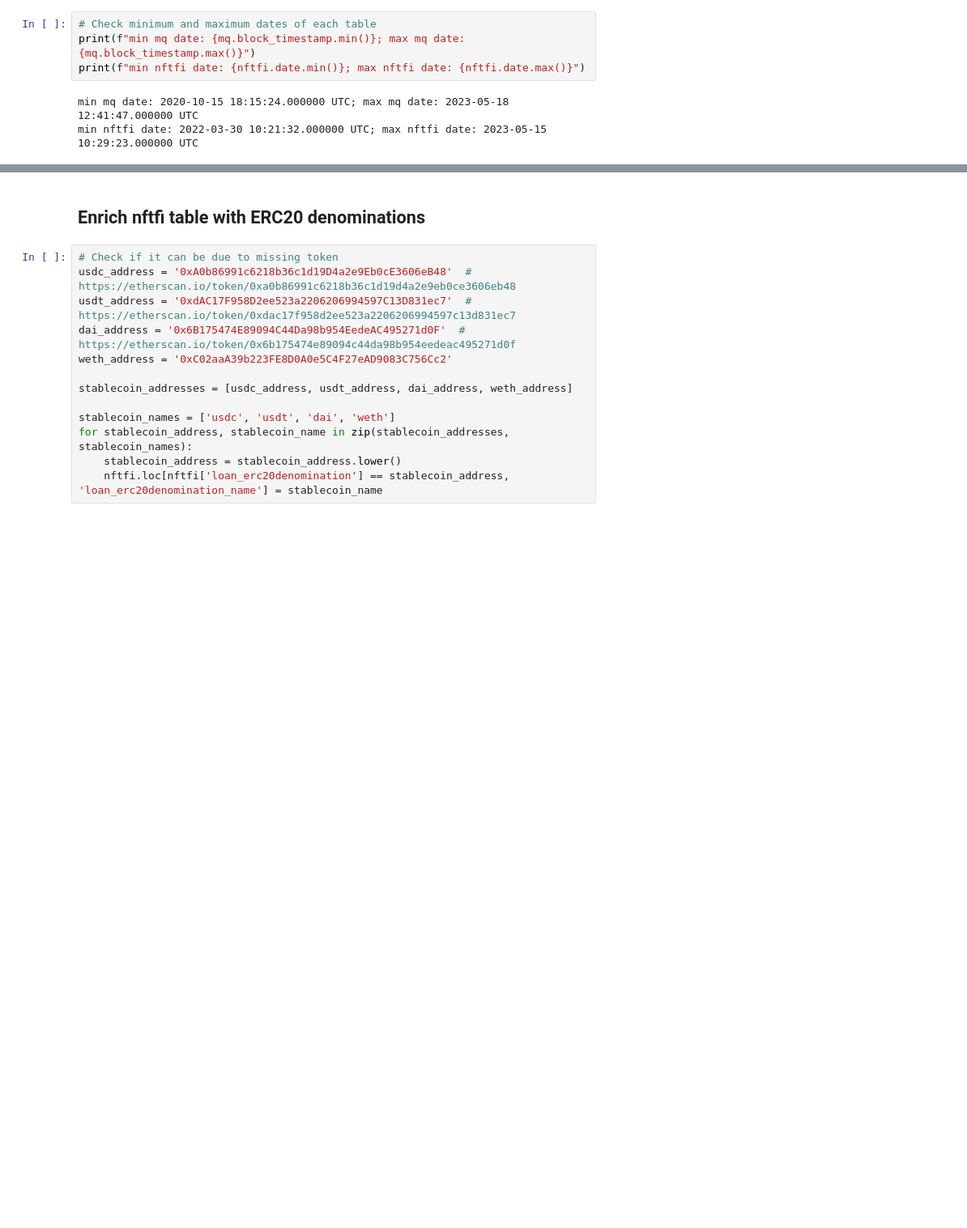
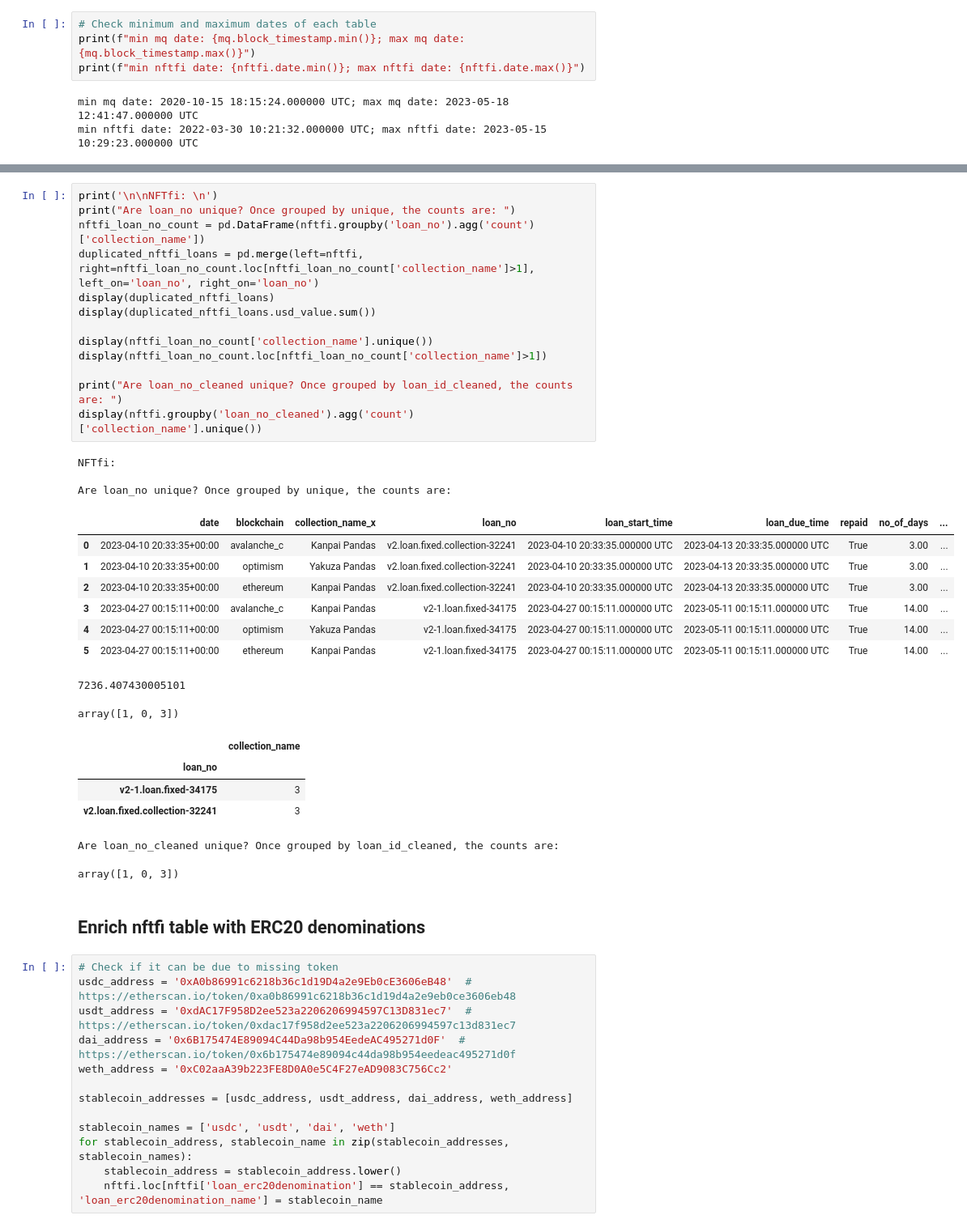
Before and after one commit to datagemsai/ChartGPT-API, a Jupyter notebook: analysis/nftfi_mq.ipynb, the cells around one changed output, grey strips where cells are left out. Shown at 81% size. Cells and saved outputs as stored; diff of their text form; blank space fills up the shorter version.

```diff
--- a/analysis/nftfi_mq.ipynb
+++ b/analysis/nftfi_mq.ipynb
@@ -84,3 +159,35 @@ min nftfi date: 2022-03-30 10:21:32.000000 UTC; max nftfi date: 2023-05-15 10:29
+# %%
+print('\n\nNFTfi: \n')
+print("Are loan_no unique? Once grouped by unique, the counts are: ")
+nftfi_loan_no_count = pd.DataFrame(nftfi.groupby('loan_no').agg('count')['collection_name'])
+duplicated_nftfi_loans = pd.merge(left=nftfi, right=nftfi_loan_no_count.loc[nftfi_loan_no_count['collection_name']>1], left_on='loan_no', right_on='loan_no')
+display(duplicated_nftfi_loans)
+display(duplicated_nftfi_loans.usd_value.sum())
+
+display(nftfi_loan_no_count['collection_name'].unique())
+display(nftfi_loan_no_count.loc[nftfi_loan_no_count['collection_name']>1])
+
+print("Are loan_no_cleaned unique? Once grouped by loan_id_cleaned, the counts are: ")
+display(nftfi.groupby('loan_no_cleaned').agg('count')['collection_name'].unique())
+# %% [output]
+NFTfi:
+
+Are loan_no unique? Once grouped by unique, the counts are:
+|  | date | blockchain | collection_name_x | loan_no | loan_start_time | loan_due_time | repaid | no_of_days | ... |
+| 0 | 2023-04-10 20:33:35+00:00 | avalanche_c | Kanpai Pandas | v2.loan.fixed.collection-32241 | 2023-04-10 20:33:35.000000 UTC | 2023-04-13 20:33:35.000000 UTC | True | 3.00 | ... |
+| 1 | 2023-04-10 20:33:35+00:00 | optimism | Yakuza Pandas | v2.loan.fixed.collection-32241 | 2023-04-10 20:33:35.000000 UTC | 2023-04-13 20:33:35.000000 UTC | True | 3.00 | ... |
+| 2 | 2023-04-10 20:33:35+00:00 | ethereum | Kanpai Pandas | v2.loan.fixed.collection-32241 | 2023-04-10 20:33:35.000000 UTC | 2023-04-13 20:33:35.000000 UTC | True | 3.00 | ... |
+| 3 | 2023-04-27 00:15:11+00:00 | avalanche_c | Kanpai Pandas | v2-1.loan.fixed-34175 | 2023-04-27 00:15:11.000000 UTC | 2023-05-11 00:15:11.000000 UTC | True | 14.00 | ... |
+| 4 | 2023-04-27 00:15:11+00:00 | optimism | Yakuza Pandas | v2-1.loan.fixed-34175 | 2023-04-27 00:15:11.000000 UTC | 2023-05-11 00:15:11.000000 UTC | True | 14.00 | ... |
+| 5 | 2023-04-27 00:15:11+00:00 | ethereum | Kanpai Pandas | v2-1.loan.fixed-34175 | 2023-04-27 00:15:11.000000 UTC | 2023-05-11 00:15:11.000000 UTC | True | 14.00 | ... |
+7236.407430005101
+array([1, 0, 3])
+|  | collection_name |
+| loan_no |  |
+| v2-1.loan.fixed-34175 | 3 |
+| v2.loan.fixed.collection-32241 | 3 |
+Are loan_no_cleaned unique? Once grouped by loan_id_cleaned, the counts are:
+array([1, 0, 3])
 # %% [markdown]
 ## Enrich nftfi table with ERC20 denominations
 # %%
```
Also changed, not shown: parts of 6 cells of this notebook.
